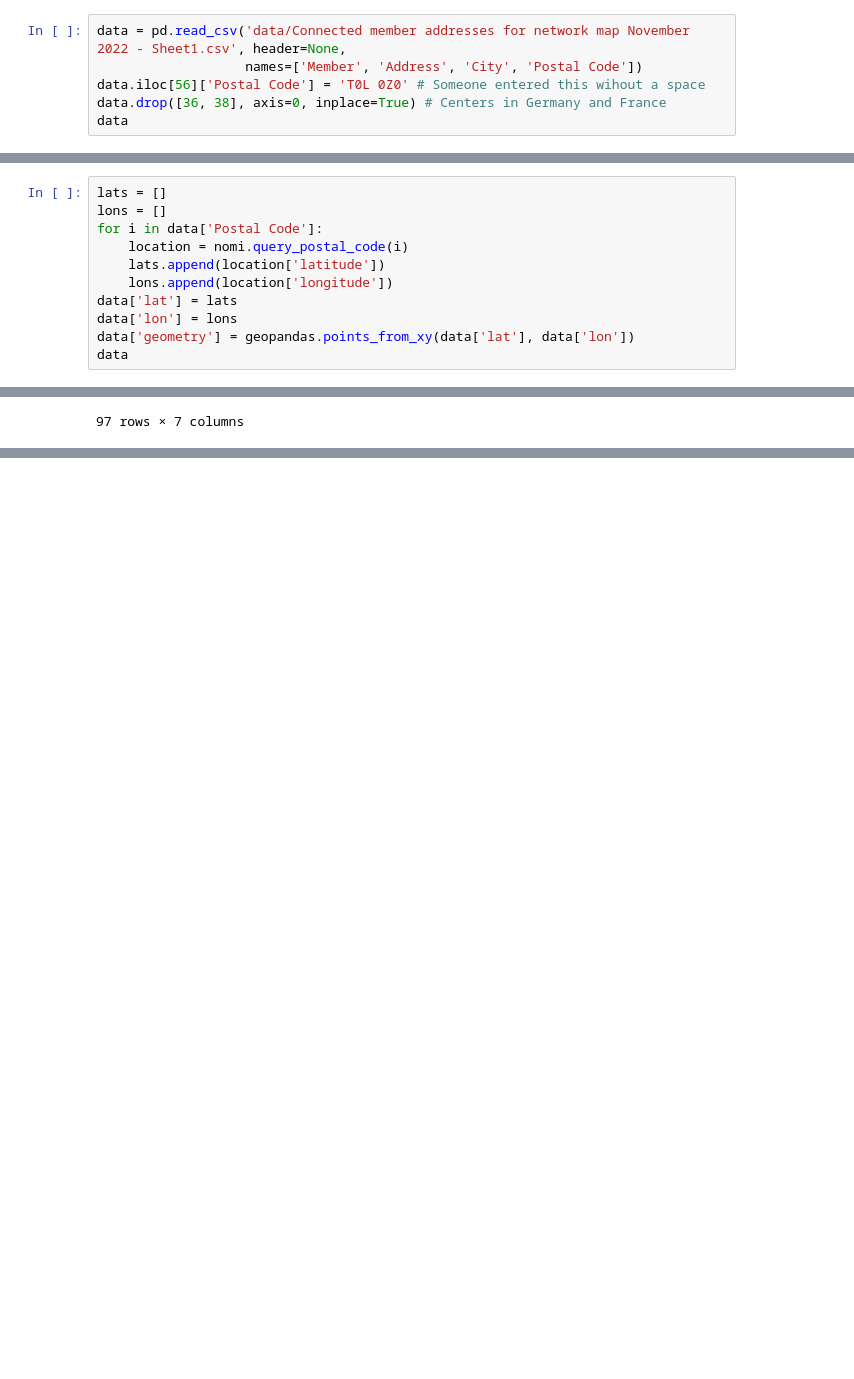
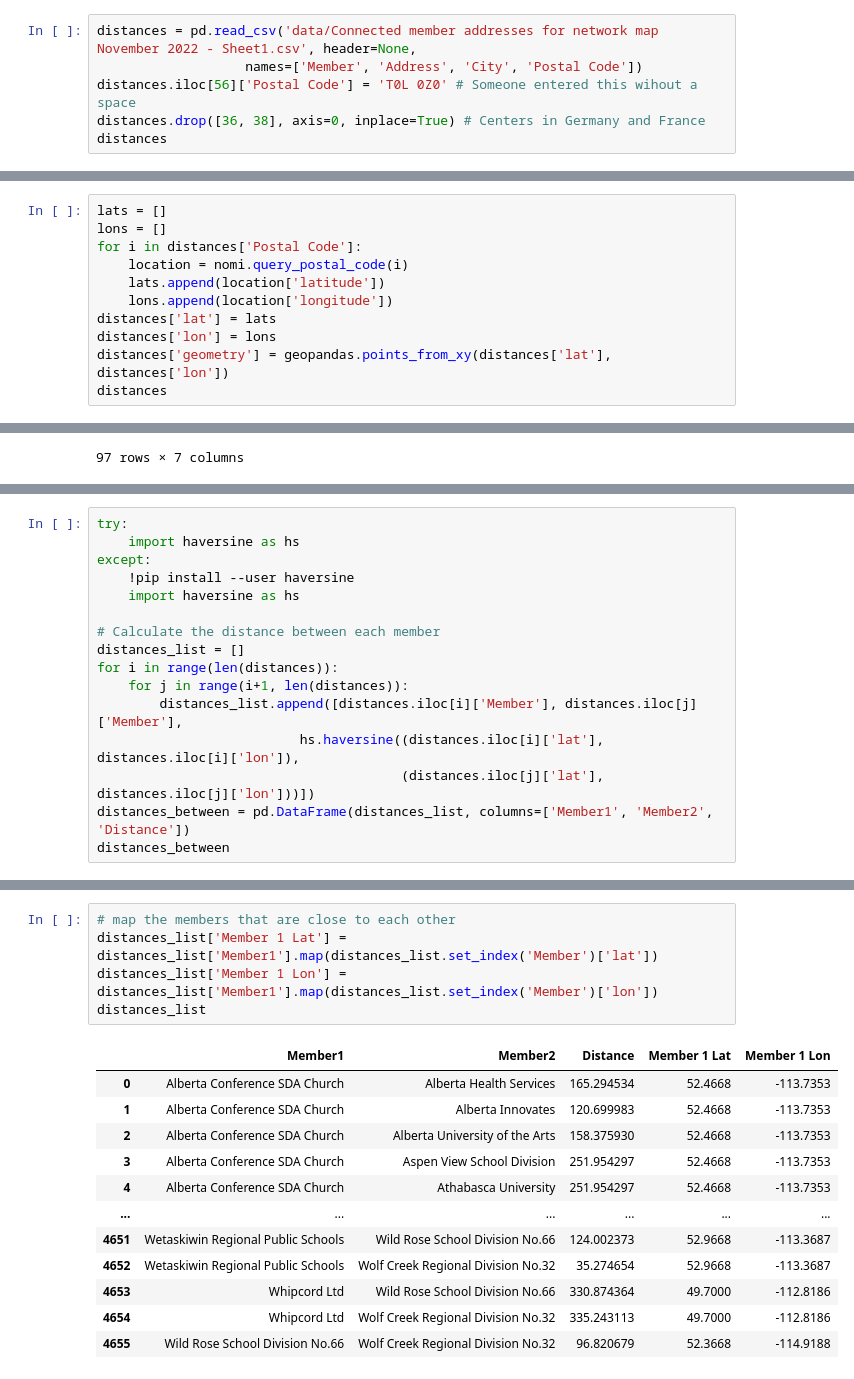
Before and after one commit to callysto/cybera-members, a Jupyter notebook: map/map.ipynb, the cells around one changed output, grey strips where cells are left out. Cells and saved outputs as stored; diff of their text form; blank space fills up the shorter version.

```diff
--- a/map/map.ipynb
+++ b/map/map.ipynb
@@ -5,11 +5,11 @@ import pgeocode
 import plotly.graph_objects as go
 nomi = pgeocode.Nominatim('ca')
 # %%
-data = pd.read_csv('data/Connected member addresses for network map November 2022 - Sheet1.csv', header=None,
+distances = pd.read_csv('data/Connected member addresses for network map November 2022 - Sheet1.csv', header=None,
                    names=['Member', 'Address', 'City', 'Postal Code'])
-data.iloc[56]['Postal Code'] = 'T0L 0Z0' # Someone entered this wihout a space
-data.drop([36, 38], axis=0, inplace=True) # Centers in Germany and France
-data
+distances.iloc[56]['Postal Code'] = 'T0L 0Z0' # Someone entered this wihout a space
+distances.drop([36, 38], axis=0, inplace=True) # Centers in Germany and France
+distances
 # %% [output]
 |  | Member | Address | City | Postal Code |
 | 0 | Alberta Conference SDA Church | 5816 Hwy 2A | Lacombe | T4L 2G5 |
@@ -27,14 +27,14 @@ data
 # %%
 lats = []
 lons = []
-for i in data['Postal Code']:
+for i in distances['Postal Code']:
     location = nomi.query_postal_code(i)
     lats.append(location['latitude'])
     lons.append(location['longitude'])
-data['lat'] = lats
-data['lon'] = lons
-data['geometry'] = geopandas.points_from_xy(data['lat'], data['lon'])
-data
+distances['lat'] = lats
+distances['lon'] = lons
+distances['geometry'] = geopandas.points_from_xy(distances['lat'], distances['lon'])
+distances
 # %% [output]
 |  | Member | Address | City | Postal Code | lat | lon | geometry |
 | 0 | Alberta Conference SDA Church | 5816 Hwy 2A | Lacombe | T4L 2G5 | 52.4668 | -113.7353 | POINT (52.467 -113.735) |
@@ -101,0 +104,16 @@ fig.write_image('membermap.svg')
+# %%
+try:
+    import haversine as hs
+except:
+    !pip install --user haversine
+    import haversine as hs
+
+# Calculate the distance between each member
+distances_list = []
+for i in range(len(distances)):
+    for j in range(i+1, len(distances)):
+        distances_list.append([distances.iloc[i]['Member'], distances.iloc[j]['Member'],
+                          hs.haversine((distances.iloc[i]['lat'], distances.iloc[i]['lon']),
+                                       (distances.iloc[j]['lat'], distances.iloc[j]['lon']))])
+distances_between = pd.DataFrame(distances_list, columns=['Member1', 'Member2', 'Distance'])
+distances_between
@@ -101,0 +168,18 @@ fig.write_image('membermap.svg')
+# %%
+# map the members that are close to each other
+distances_list['Member 1 Lat'] = distances_list['Member1'].map(distances_list.set_index('Member')['lat'])
+distances_list['Member 1 Lon'] = distances_list['Member1'].map(distances_list.set_index('Member')['lon'])
+distances_list
+# %% [output]
+|  | Member1 | Member2 | Distance | Member 1 Lat | Member 1 Lon |
+| 0 | Alberta Conference SDA Church | Alberta Health Services | 165.294534 | 52.4668 | -113.7353 |
+| 1 | Alberta Conference SDA Church | Alberta Innovates | 120.699983 | 52.4668 | -113.7353 |
+| 2 | Alberta Conference SDA Church | Alberta University of the Arts | 158.375930 | 52.4668 | -113.7353 |
+| 3 | Alberta Conference SDA Church | Aspen View School Division | 251.954297 | 52.4668 | -113.7353 |
+| 4 | Alberta Conference SDA Church | Athabasca University | 251.954297 | 52.4668 | -113.7353 |
+| ... | ... | ... | ... | ... | ... |
+| 4651 | Wetaskiwin Regional Public Schools | Wild Rose School Division No.66 | 124.002373 | 52.9668 | -113.3687 |
+| 4652 | Wetaskiwin Regional Public Schools | Wolf Creek Regional Division No.32 | 35.274654 | 52.9668 | -113.3687 |
+| 4653 | Whipcord Ltd | Wild Rose School Division No.66 | 330.874364 | 49.7000 | -112.8186 |
+| 4654 | Whipcord Ltd | Wolf Creek Regional Division No.32 | 335.243113 | 49.7000 | -112.8186 |
+| 4655 | Wild Rose School Division No.66 | Wolf Creek Regional Division No.32 | 96.820679 | 52.3668 | -114.9188 |
```
Also changed, not shown: parts of 12 cells of this notebook.
